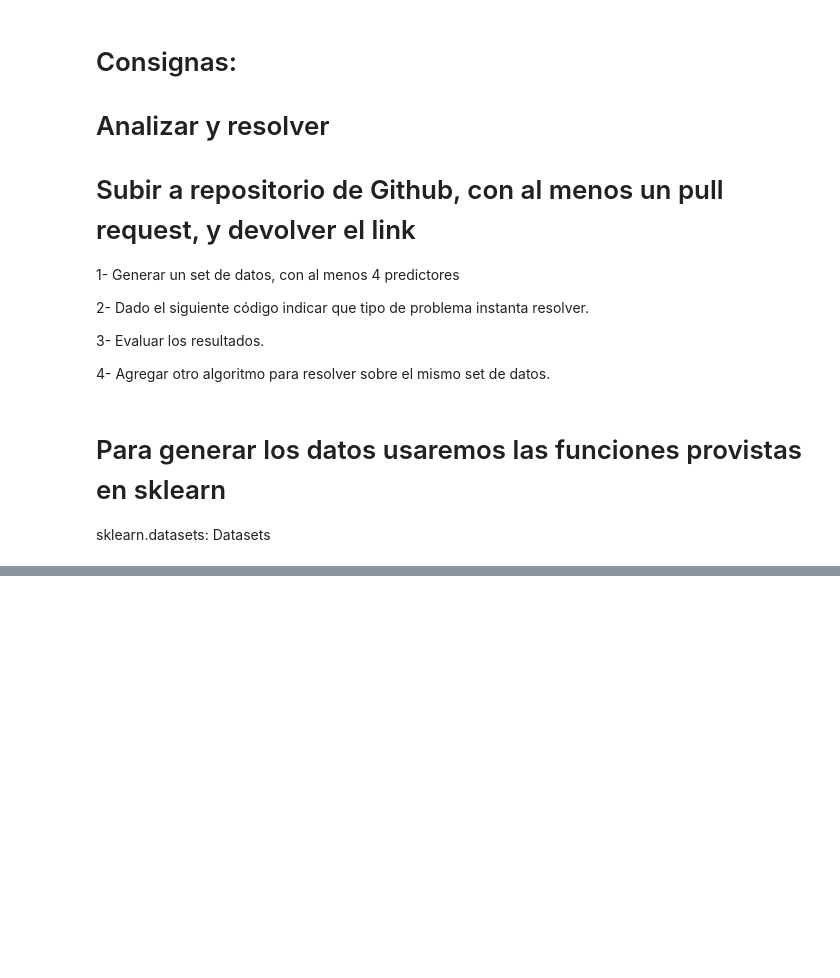
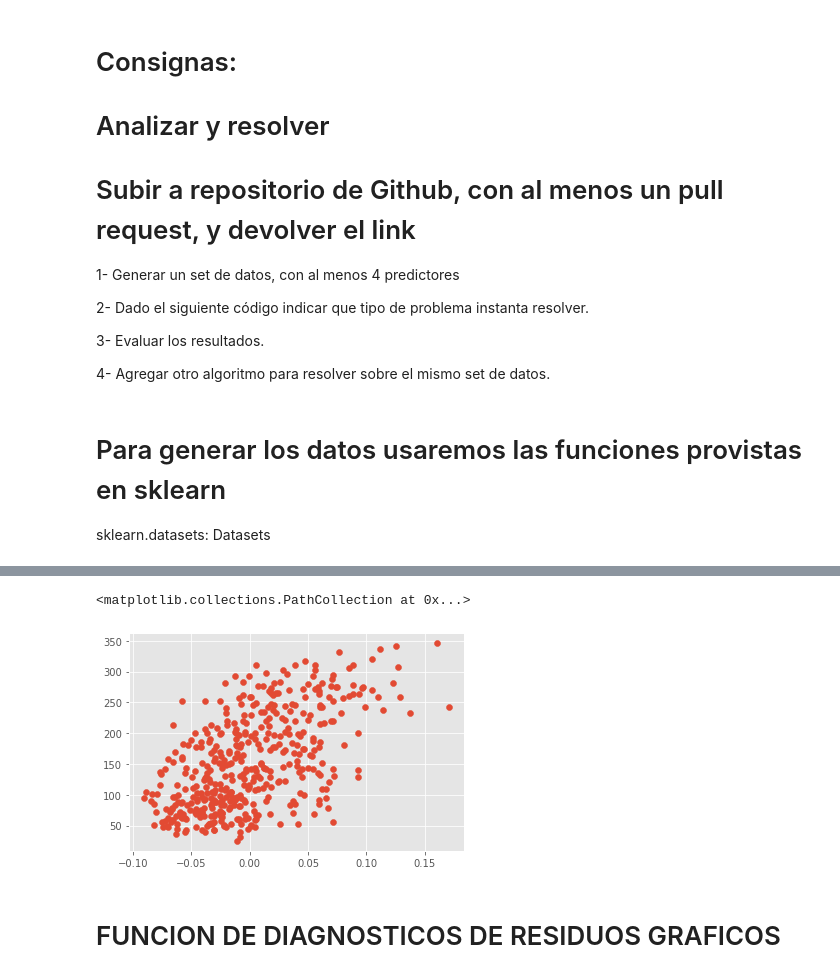
Before and after one commit to octagomez/Practico_191022, a Jupyter notebook: Examen V1.ipynb, the cells around one changed output, grey strips where cells are left out. Saved outputs shown, nothing was run; the diff lists cells and outputs as text; code cells hidden in the pictures; blank space fills up the shorter version.

```diff
--- a/Examen V1.ipynb
+++ b/Examen V1.ipynb
@@ -117,0 +171,7 @@ plt.scatter(datos['radio'],datos['ventas'])
+# %%
+plt.scatter(datos['bmi'],datos['target'])
+# %% [output]
+<matplotlib.collections.PathCollection at 0x...>
+[figure, added]
+# %% [markdown]
+# FUNCION DE DIAGNOSTICOS DE RESIDUOS GRAFICOS
```
Also changed, not shown: parts of 28 cells of this notebook.
